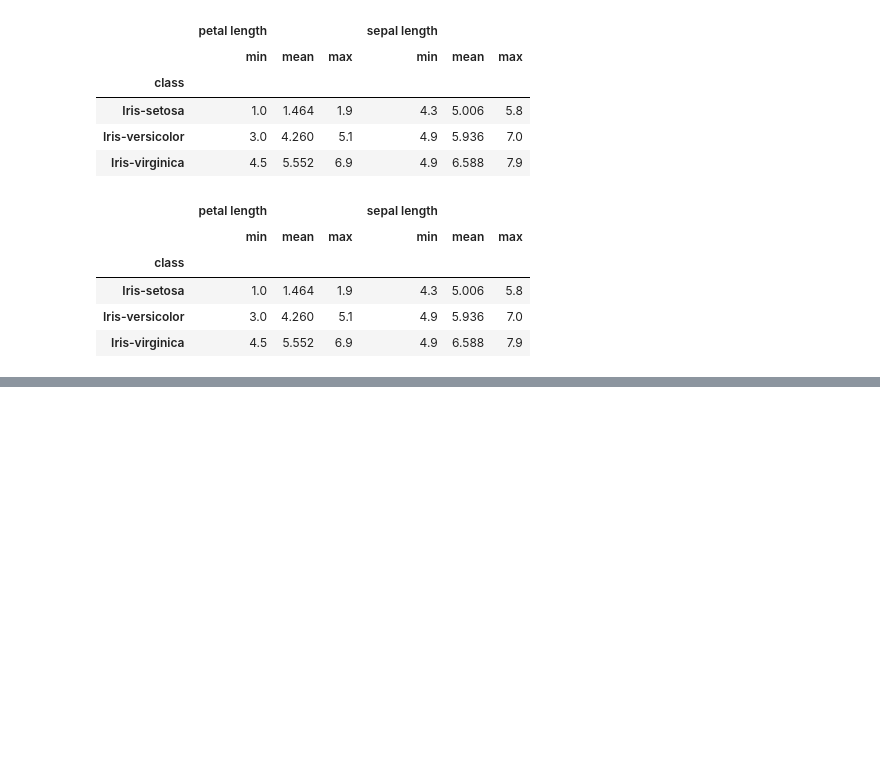
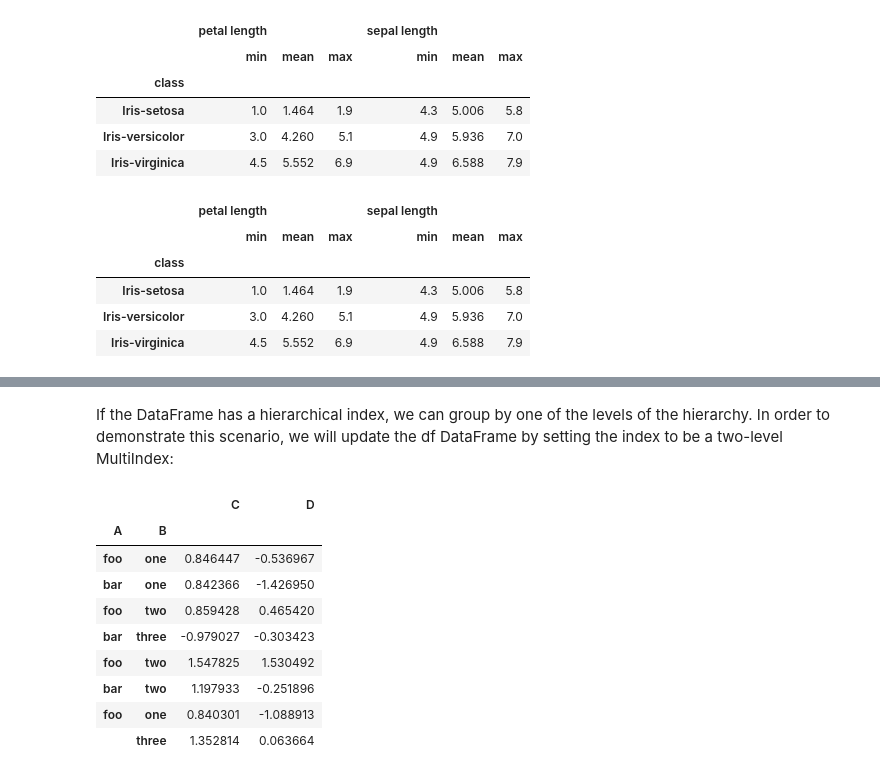
Before and after one commit to IgaMeddie/Data_Science_101, a Jupyter notebook: studying_pandas.ipynb, the cells around one changed output, grey strips where cells are left out. Cells and saved outputs as stored; diff of their text form; code cells hidden in the pictures; blank space fills up the shorter version.

```diff
--- a/studying_pandas.ipynb
+++ b/studying_pandas.ipynb
@@ -531,0 +617,16 @@ iris.groupby('class')[['petal length', 'sepal length']].aggregate(['min', 'mean'
+# %% [markdown]
+If the DataFrame has a hierarchical index, we can group by one of the levels of the hierarchy. In order to demonstrate this scenario, we will update the df DataFrame by setting the index to be a two-level MultiIndex:
+# %%
+df.set_index(['A', 'B'], inplace=True)
+df
+# %% [output]
+|  |  | C | D |
+| A | B |  |  |
+| foo | one | 0.846447 | -0.536967 |
+| bar | one | 0.842366 | -1.426950 |
+| foo | two | 0.859428 | 0.465420 |
+| bar | three | -0.979027 | -0.303423 |
+| foo | two | 1.547825 | 1.530492 |
+| bar | two | 1.197933 | -0.251896 |
+| foo | one | 0.840301 | -1.088913 |
+|  | three | 1.352814 | 0.063664 |
```
Also changed, not shown: parts of 9 cells of this notebook.
